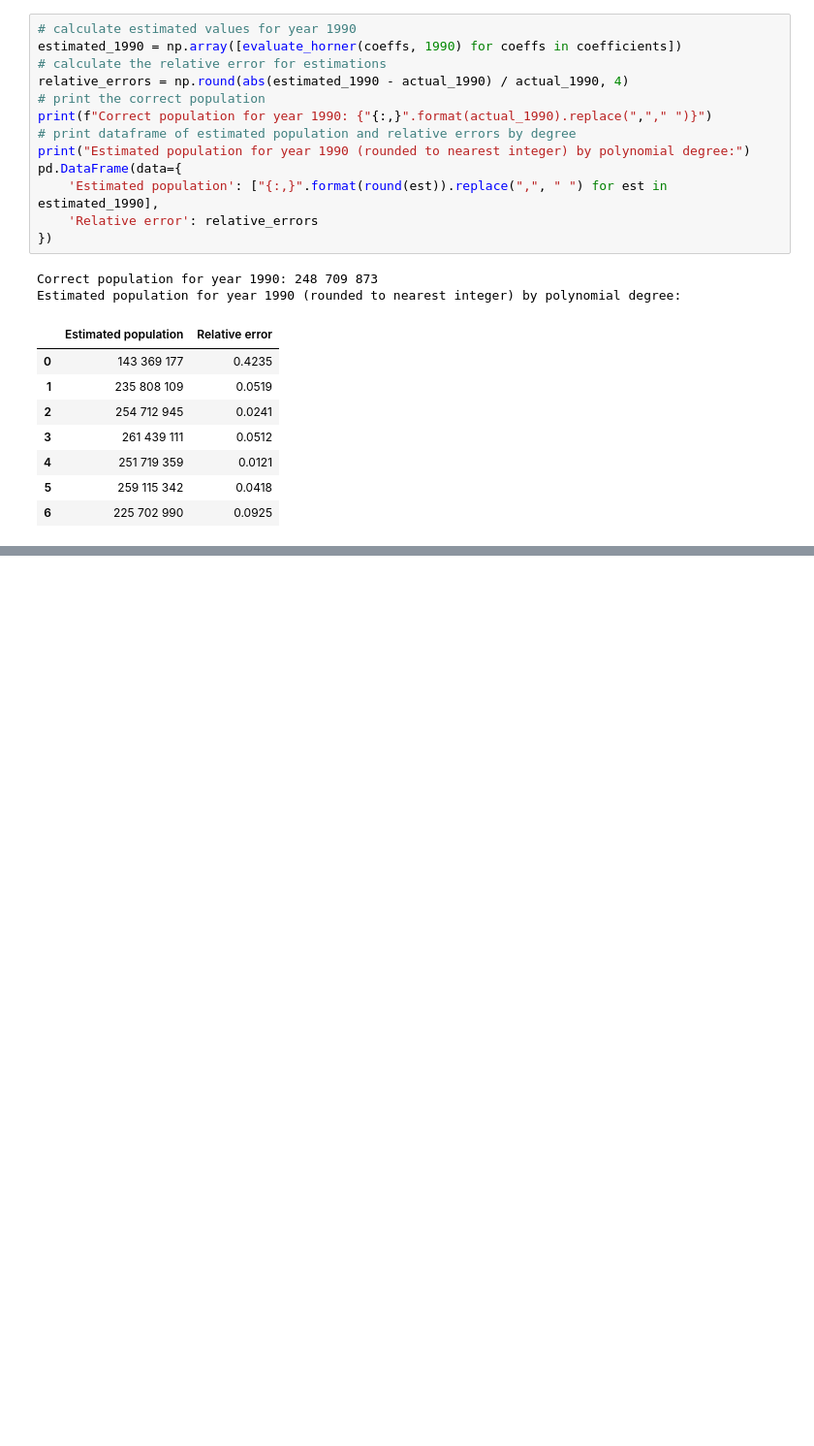
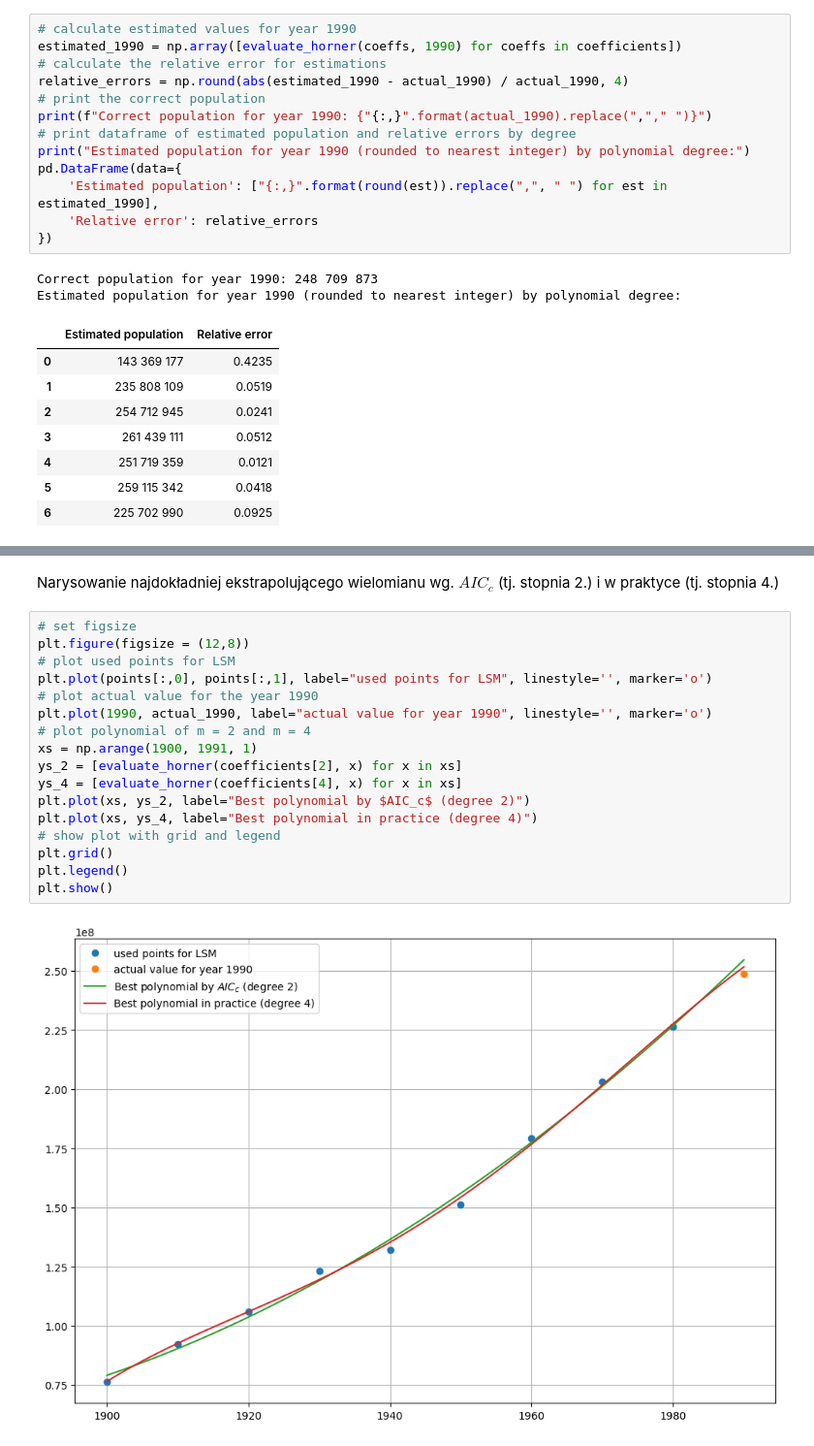
Before and after one commit to Mosder/agh, a Jupyter notebook: sem4/mownit/lab05/zad1.ipynb, the cells around one changed output, grey strips where cells are left out. Shown at 97% size. Drawn from its saved outputs; the diff is of its cells as text; blank space fills up the shorter version.

```diff
--- a/sem4/mownit/lab05/zad1.ipynb
+++ b/sem4/mownit/lab05/zad1.ipynb
@@ -107,0 +157,21 @@ Estimated population for year 1990 (rounded to nearest integer) by polynomial de
+# %% [markdown]
+Narysowanie najdokładniej ekstrapolującego wielomianu wg. $AIC_c$ (tj. stopnia 2.) i w praktyce (tj. stopnia 4.)
+# %%
+# set figsize
+plt.figure(figsize = (12,8))
+# plot used points for LSM
+plt.plot(points[:,0], points[:,1], label="used points for LSM", linestyle='', marker='o')
+# plot actual value for the year 1990
+plt.plot(1990, actual_1990, label="actual value for year 1990", linestyle='', marker='o')
+# plot polynomial of m = 2 and m = 4
+xs = np.arange(1900, 1991, 1)
+ys_2 = [evaluate_horner(coefficients[2], x) for x in xs]
+ys_4 = [evaluate_horner(coefficients[4], x) for x in xs]
+plt.plot(xs, ys_2, label="Best polynomial by $AIC_c$ (degree 2)")
+plt.plot(xs, ys_4, label="Best polynomial in practice (degree 4)")
+# show plot with grid and legend
+plt.grid()
+plt.legend()
+plt.show()
+# %% [output]
+[figure, added]
```
Also changed, not shown: parts of 7 cells of this notebook, 1 other file.
